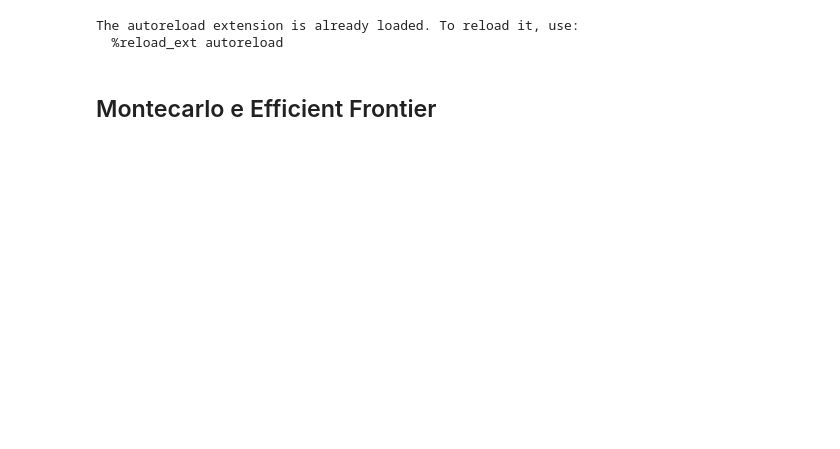
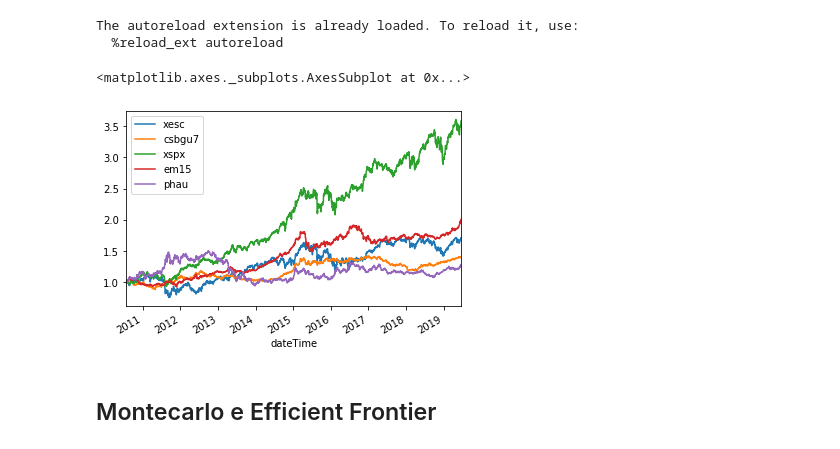
Before and after one commit to zniffur/mytrading, a Jupyter notebook: montecarlo_ef_randomwalk.ipynb, the cells around one changed output. Cells and saved outputs as stored; diff of their text form; code cells hidden in the pictures; blank space fills up the shorter version.

```diff
--- a/montecarlo_ef_randomwalk.ipynb
+++ b/montecarlo_ef_randomwalk.ipynb
@@ -23,26 +23,31 @@ The autoreload extension is already loaded. To reload it, use:
 # %%
 # data = pd.read_csv('quotes_clean_mach1.csv')  # daily quotes assets_all
 #data = pd.read_csv('quote_mach2.csv')  # daily quotes assets_all
 #data['dateTime'] = pd.to_datetime(data['dateTime'])
 #data.set_index('dateTime', inplace=True)
 assets_all = ['imeu','ceu','smea','iusa','csspx','phau','ibtm','ibgm', 'emg', 'em15', 'ibgl']
 assets = ['em15', 'ibtm', 'iusa', 'smea', 'phau'] # **
 assets = ['imeu','cspxj','ieem','inaa','xmjp','xgle','phau']
 assets = ['iusa','imeu','ibtm','xgle','phau']
 assets = ['imeu','cspxj','ieem','inaa','xmjp','xgle','phau']
 assets = ['xgle', 'ibtm', 'iusa', 'smea', 'ieem']
 assets = ['em15', 'ibtm', 'iusa', 'smea', 'phau']
+assets = ['xesc','xspx','phau','em15','csbgu7']
+assets_all = ['xesc','xspx','phau','csbgu7','csbgu3','ibtm','em13','em35','em57','em710','em1015','em15']
 
 data = read_quotes(assets)
 
 # correzione SMEA
 if 'smea' in assets:
     x1 = data.smea.idxmin()
     data.smea.loc[x1] = data.smea.loc[x1 - pd.Timedelta(days=1)]
 
 norm_data = data/data.iloc[0]
 norm_data.plot()
 # data.head()
+# %% [output]
+<matplotlib.axes._subplots.AxesSubplot at 0x...>
+[figure, added]
 # %% [markdown]
 ## Montecarlo e Efficient Frontier
 # %%
```
Also changed, not shown: parts of 5 cells of this notebook, 4 other files.
